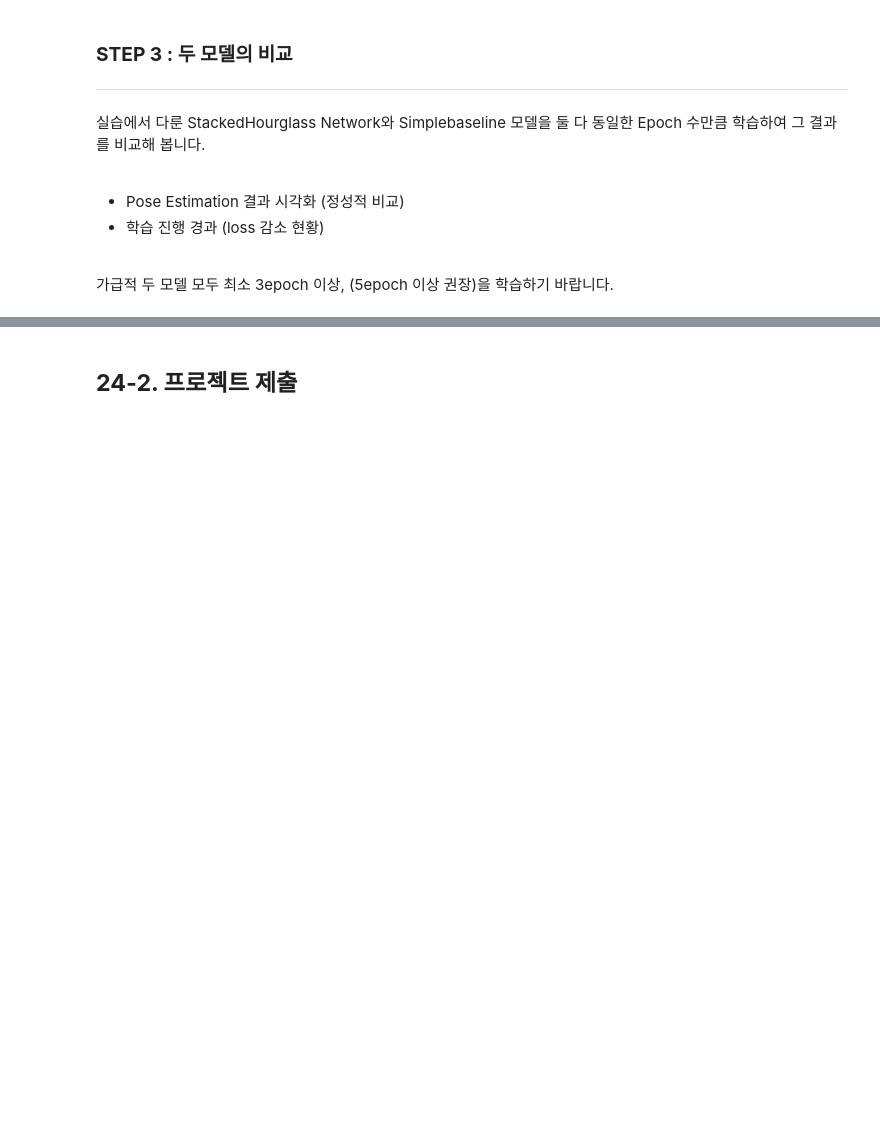
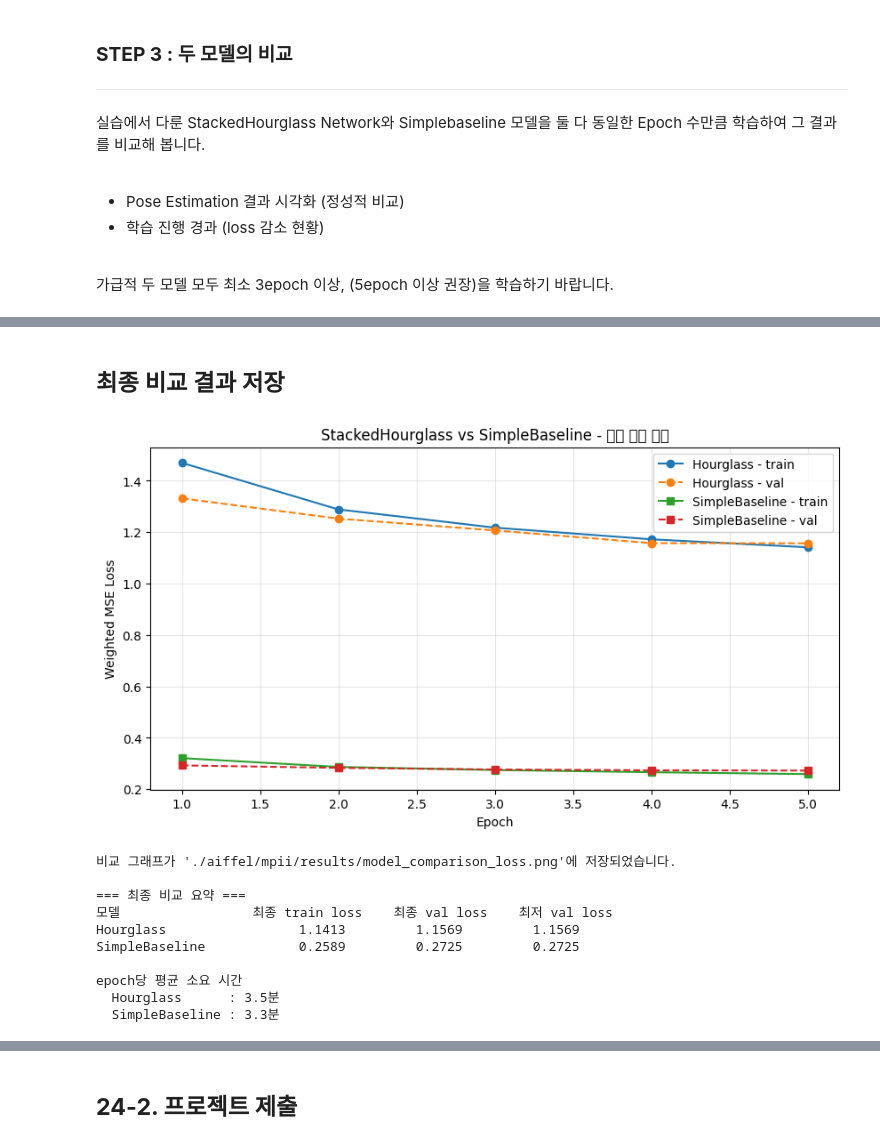
Before and after one commit to todd-jang/AIFFEL_quest_rs, a Jupyter notebook: GoingDeeper/04_PoseEstimation/pose_estimation_proj_draft.ipynb, the cells around one changed output, grey strips where cells are left out. Saved outputs shown, nothing was run; the diff lists cells and outputs as text; code cells hidden in the pictures; blank space fills up the shorter version.

```diff
--- a/GoingDeeper/04_PoseEstimation/pose_estimation_proj_draft.ipynb
+++ b/GoingDeeper/04_PoseEstimation/pose_estimation_proj_draft.ipynb
@@ -2120,3 +2241,55 @@ print(f"{'SimpleBaseline':15s} {simplebaseline_trainer.history['train_loss'][-1]
+# %% [markdown]
+## 최종 비교 결과 저장
+# %%
+import matplotlib.pyplot as plt
+import os
+
+# 이미지 저장 경로 설정
+SAVE_DIR = os.path.join(PROJECT_PATH, 'results')
+os.makedirs(SAVE_DIR, exist_ok=True)
+
+# 1. 학습 진행 비교 플롯 다시 생성 및 저장
+epochs_range = range(1, COMPARE_EPOCHS + 1)
+
+plt.figure(figsize=(10, 5))
+plt.plot(epochs_range, hourglass_trainer.history['train_loss'], marker='o', label='Hourglass - train')
+plt.plot(epochs_range, hourglass_trainer.history['val_loss'], marker='o', linestyle='--', label='Hourglass - val')
+plt.plot(epochs_range, simplebaseline_trainer.history['train_loss'], marker='s', label='SimpleBaseline - train')
+plt.plot(epochs_range, simplebaseline_trainer.history['val_loss'], marker='s', linestyle='--', label='SimpleBaseline - val')
+plt.xlabel('Epoch')
+plt.ylabel('Weighted MSE Loss')
+plt.title('StackedHourglass vs SimpleBaseline - 학습 진행 비교')
+plt.legend()
+plt.grid(alpha=0.3)
+
+plot_filename = os.path.join(SAVE_DIR, 'model_comparison_loss.png')
+plt.savefig(plot_filename)
+plt.show()
+print(f"비교 그래프가 '{plot_filename}'에 저장되었습니다.")
+
+# 2. 최종 비교 요약표 다시 출력
+print("\n=== 최종 비교 요약 ===")
+print(f"{'모델':15s} {'최종 train loss':>16s} {'최종 val loss':>14s} {'최저 val loss':>14s}")
+print(f"{'Hourglass':15s} {hourglass_trainer.history['train_loss'][-1]:16.4f} "
+      f"{hourglass_trainer.history['val_loss'][-1]:14.4f} {hourglass_trainer.lowest_val_loss:14.4f}")
+print(f"{'SimpleBaseline':15s} {simplebaseline_trainer.history['train_loss'][-1]:16.4f} "
+      f"{simplebaseline_trainer.history['val_loss'][-1]:14.4f} {simplebaseline_trainer.lowest_val_loss:14.4f}")
+
+print("\nepoch당 평균 소요 시간")
+print(f"  Hourglass      : {sum(hourglass_trainer.history['epoch_time_sec']) / COMPARE_EPOCHS / 60:.1f}분")
+print(f"  SimpleBaseline : {sum(simplebaseline_trainer.history['epoch_time_sec']) / COMPARE_EPOCHS / 60:.1f}분")
+# %% [output]
+[figure, added]
+비교 그래프가 './aiffel/mpii/results/model_comparison_loss.png'에 저장되었습니다.
+
+=== 최종 비교 요약 ===
+모델                 최종 train loss    최종 val loss    최저 val loss
+Hourglass                 1.1413         1.1569         1.1569
+SimpleBaseline            0.2589         0.2725         0.2725
+
+epoch당 평균 소요 시간
+  Hourglass      : 3.5분
+  SimpleBaseline : 3.3분
 # %% [markdown]
 **Q. 위 loss 그래프와 예측 결과 이미지를 바탕으로, 두 모델을 비교분석해 봅시다.**<br>
 - 어느 모델의 val loss가 더 낮은가요? 그 차이는 얼마나 되나요?<br>
```
Also changed, not shown: parts of 35 cells of this notebook.
